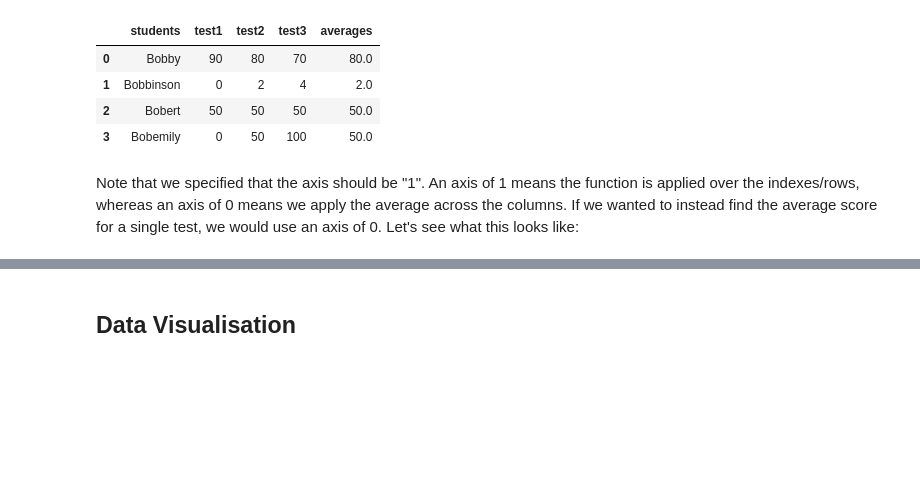
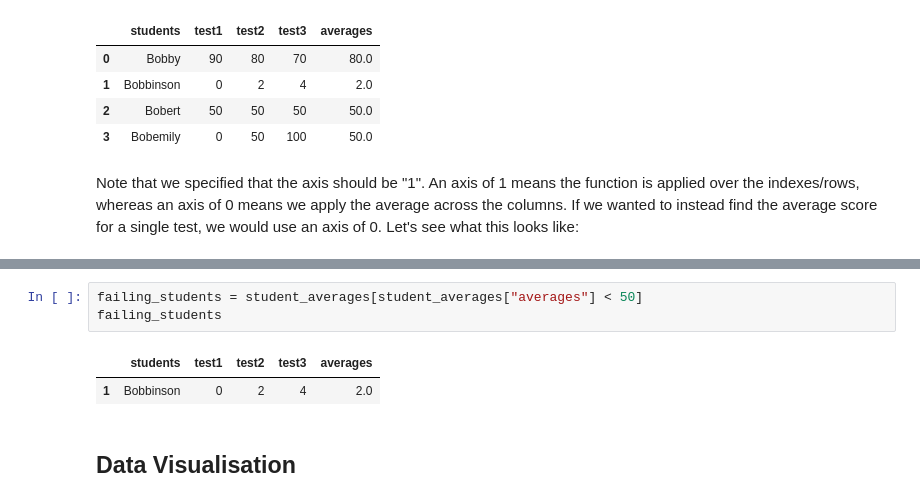
Before and after one commit to UWA-Robotics-Club/workshops, a Jupyter notebook: URC_EWB_PythonWorkshop/URC_x_EWB_Python_Workshop.ipynb, the cells around one changed output, grey strips where cells are left out. Drawn from its saved outputs; the diff is of its cells as text; blank space fills up the shorter version.

```diff
--- a/URC_EWB_PythonWorkshop/URC_x_EWB_Python_Workshop.ipynb
+++ b/URC_EWB_PythonWorkshop/URC_x_EWB_Python_Workshop.ipynb
@@ -524,3 +541,9 @@ dtype: float64
+# %%
+failing_students = student_averages[student_averages["averages"] < 50]
+failing_students
+# %% [output]
+|  | students | test1 | test2 | test3 | averages |
+| 1 | Bobbinson | 0 | 2 | 4 | 2.0 |
 # %% [markdown]
 ## Data Visualisation
 # %% [markdown]
```
Also changed, not shown: parts of 27 cells of this notebook.
